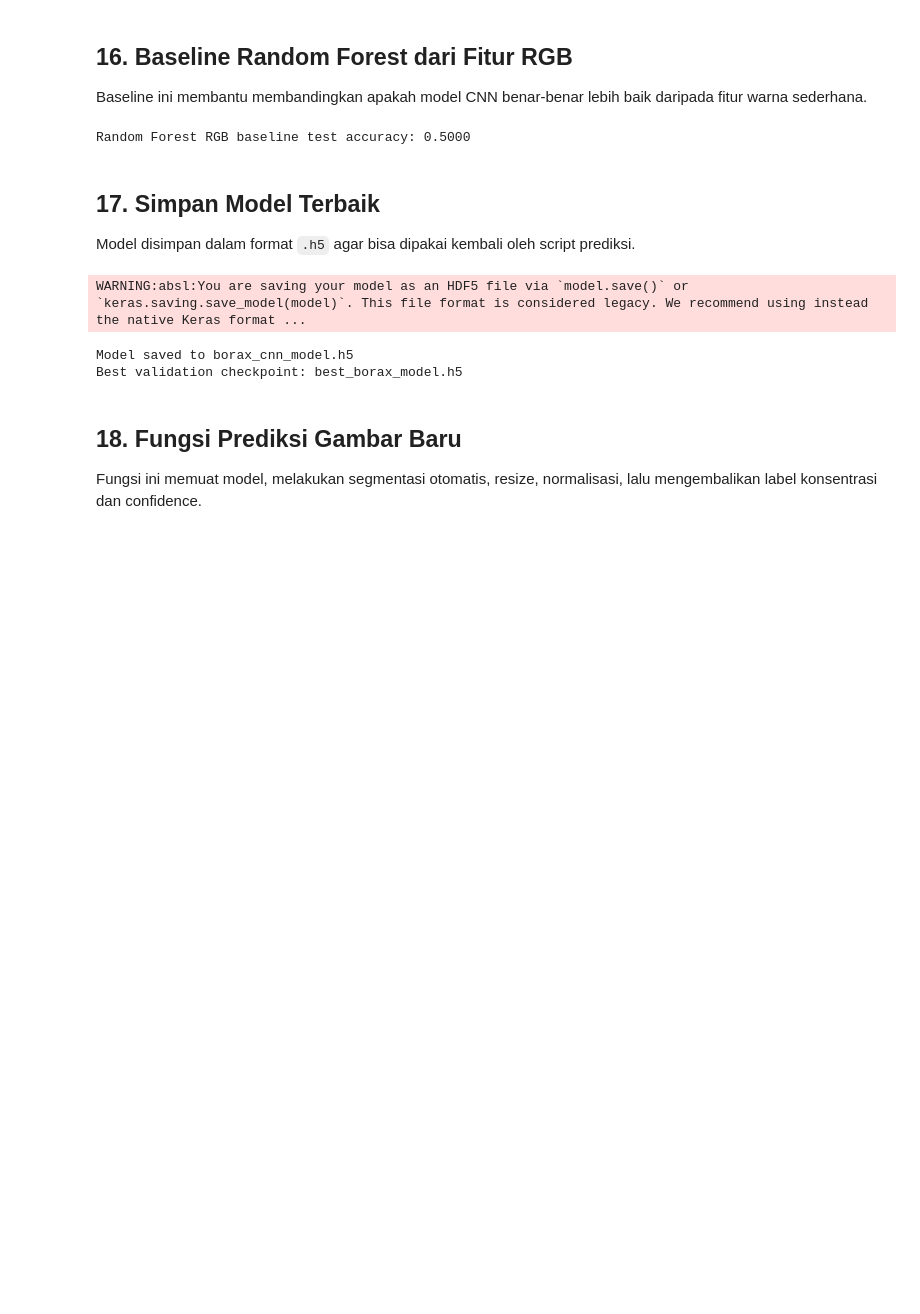
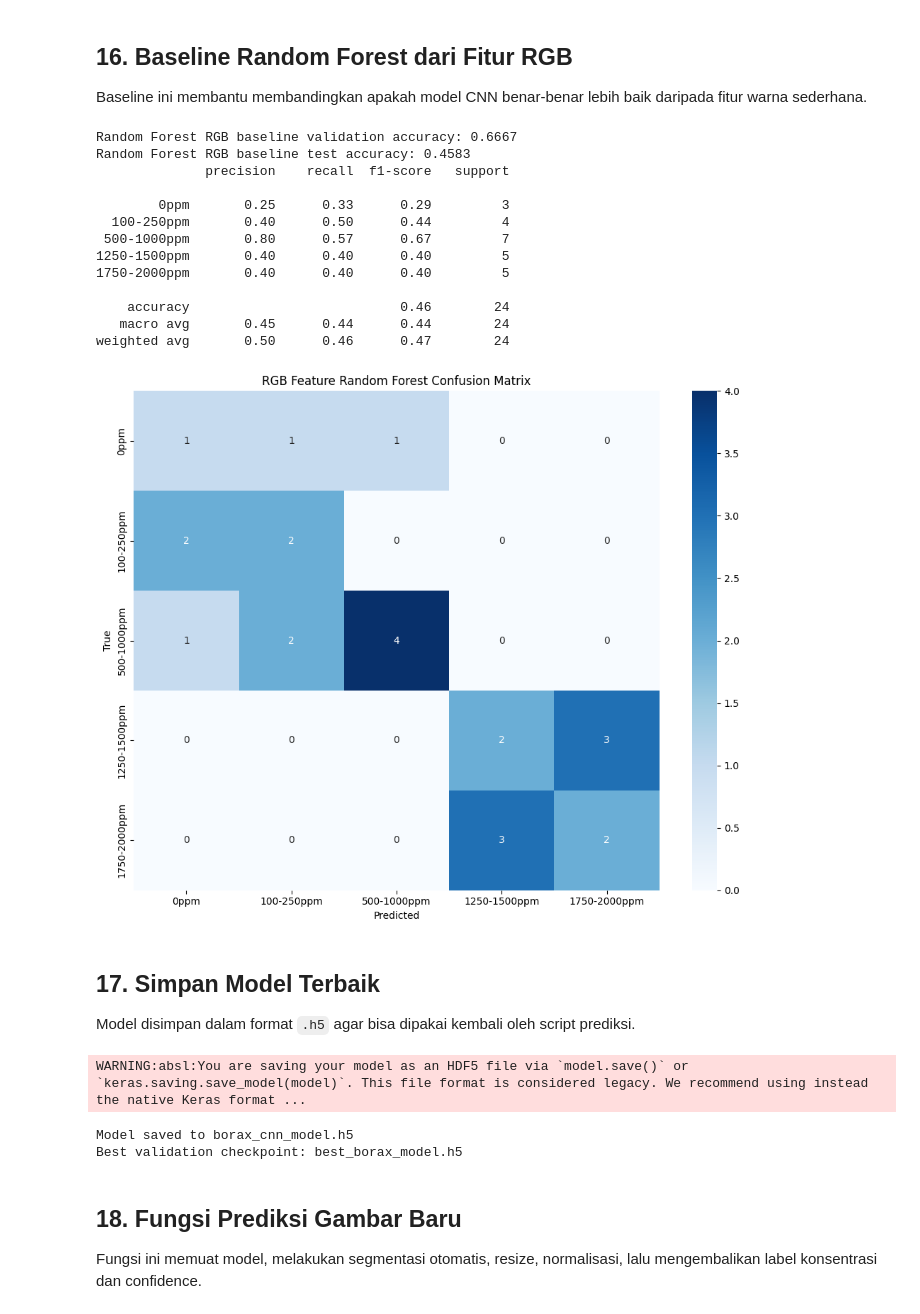
Before and after one commit to fauzanashshidiq/detection-boraks-esp32cam, a Jupyter notebook: borax_model_training.ipynb, the cells around one changed output. Cells and saved outputs as stored; diff of their text form; code cells hidden in the pictures; blank space fills up the shorter version.

```diff
--- a/borax_model_training.ipynb
+++ b/borax_model_training.ipynb
@@ -699,25 +760,62 @@ TypeError: segment_curcumin_paper() got an unexpected keyword argument 'apply_ma
 ## 16. Baseline Random Forest dari Fitur RGB
 
 Baseline ini membantu membandingkan apakah model CNN benar-benar lebih baik daripada fitur warna sederhana.
-# %%
-x_rgb = rgb_df[["R_mean", "G_mean", "B_mean"]].values
-y_rgb_names = rgb_df["kelas"].apply(to_active_label)
-y_rgb = y_rgb_names.map({name: index for index, name in enumerate(ACTIVE_CLASS_NAMES)}).values
-
-x_rgb_train, x_rgb_temp, y_rgb_train, y_rgb_temp = train_test_split(
-    x_rgb, y_rgb, test_size=0.30, random_state=RANDOM_STATE, stratify=y_rgb
-)
-x_rgb_val, x_rgb_test, y_rgb_val, y_rgb_test = train_test_split(
-    x_rgb_temp, y_rgb_temp, test_size=0.50, random_state=RANDOM_STATE, stratify=y_rgb_temp
-)
-
-rf_model = RandomForestClassifier(n_estimators=200, random_state=RANDOM_STATE)
-rf_model.fit(np.vstack([x_rgb_train, x_rgb_val]), np.concatenate([y_rgb_train, y_rgb_val]))
-rf_pred = rf_model.predict(x_rgb_test)
-rf_acc = accuracy_score(y_rgb_test, rf_pred)
-print(f"Random Forest RGB baseline test accuracy: {rf_acc:.4f}")
-# %% [output]
-Random Forest RGB baseline test accuracy: 0.5000
+# %%
+from sklearn.pipeline import Pipeline
+from sklearn.preprocessing import StandardScaler
+
+feature_columns = [col for col in rgb_df.columns if col not in ["filename", "kelas"]]
+X = rgb_df[feature_columns].values
+y_rgb_names = rgb_df["kelas"].apply(to_active_label)
+y_rgb = y_rgb_names.map({name: index for index, name in enumerate(ACTIVE_CLASS_NAMES)}).values
+
+X_train, X_temp, y_train, y_temp = train_test_split(
+    X, y_rgb, test_size=0.30, random_state=RANDOM_STATE, stratify=y_rgb
+)
+X_val, X_test, y_val, y_test = train_test_split(
+    X_temp, y_temp, test_size=0.50, random_state=RANDOM_STATE, stratify=y_temp
+)
+
+pipeline = Pipeline(
+    [
+        ("scaler", StandardScaler()),
+        ("rf", RandomForestClassifier(n_estimators=200, random_state=RANDOM_STATE)),
+    ]
+)
+
+pipeline.fit(X_train, y_train)
+
+val_acc = pipeline.score(X_val, y_val)
+test_acc = pipeline.score(X_test, y_test)
+print(f"Random Forest RGB baseline validation accuracy: {val_acc:.4f}")
+print(f"Random Forest RGB baseline test accuracy: {test_acc:.4f}")
+
+rf_pred = pipeline.predict(X_test)
+print(classification_report(y_test, rf_pred, target_names=ACTIVE_CLASS_NAMES, zero_division=0))
+
+cm = confusion_matrix(y_test, rf_pred, labels=list(range(len(ACTIVE_CLASS_NAMES))))
+plt.figure(figsize=(10, 8))
+sns.heatmap(cm, annot=True, fmt="d", cmap="Blues", xticklabels=ACTIVE_CLASS_NAMES, yticklabels=ACTIVE_CLASS_NAMES)
+plt.xlabel("Predicted")
+plt.ylabel("True")
+plt.title("RGB Feature Random Forest Confusion Matrix")
+plt.tight_layout()
+plt.show()
+# %% [output]
+Random Forest RGB baseline validation accuracy: 0.6667
+Random Forest RGB baseline test accuracy: 0.4583
+              precision    recall  f1-score   support
+
+        0ppm       0.25      0.33      0.29         3
+  100-250ppm       0.40      0.50      0.44         4
+ 500-1000ppm       0.80      0.57      0.67         7
+1250-1500ppm       0.40      0.40      0.40         5
+1750-2000ppm       0.40      0.40      0.40         5
+
+    accuracy                           0.46        24
+   macro avg       0.45      0.44      0.44        24
+weighted avg       0.50      0.46      0.47        24
+[figure, added]
 # %% [markdown]
 ## 17. Simpan Model Terbaik
 
```
Also changed, not shown: parts of 14 cells of this notebook, 3 other files.
